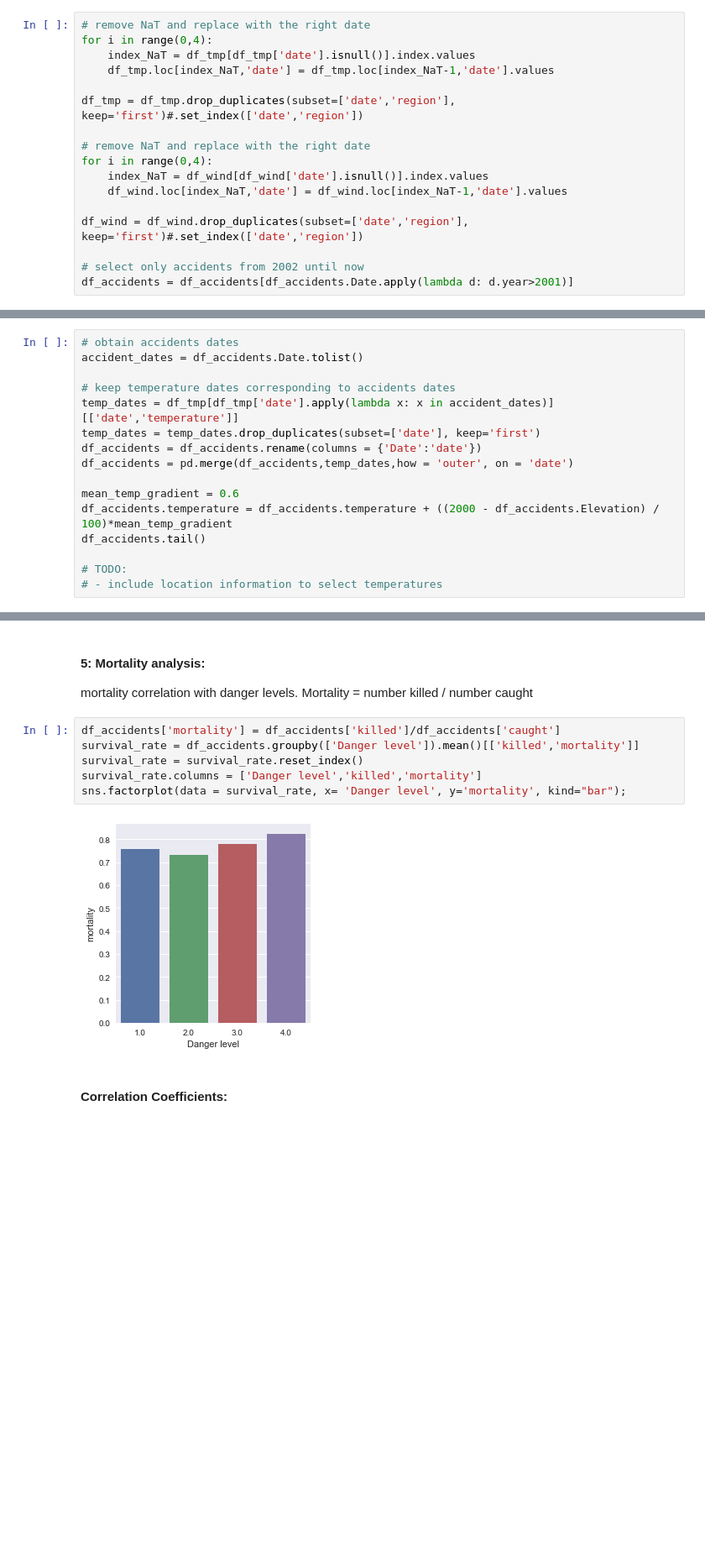
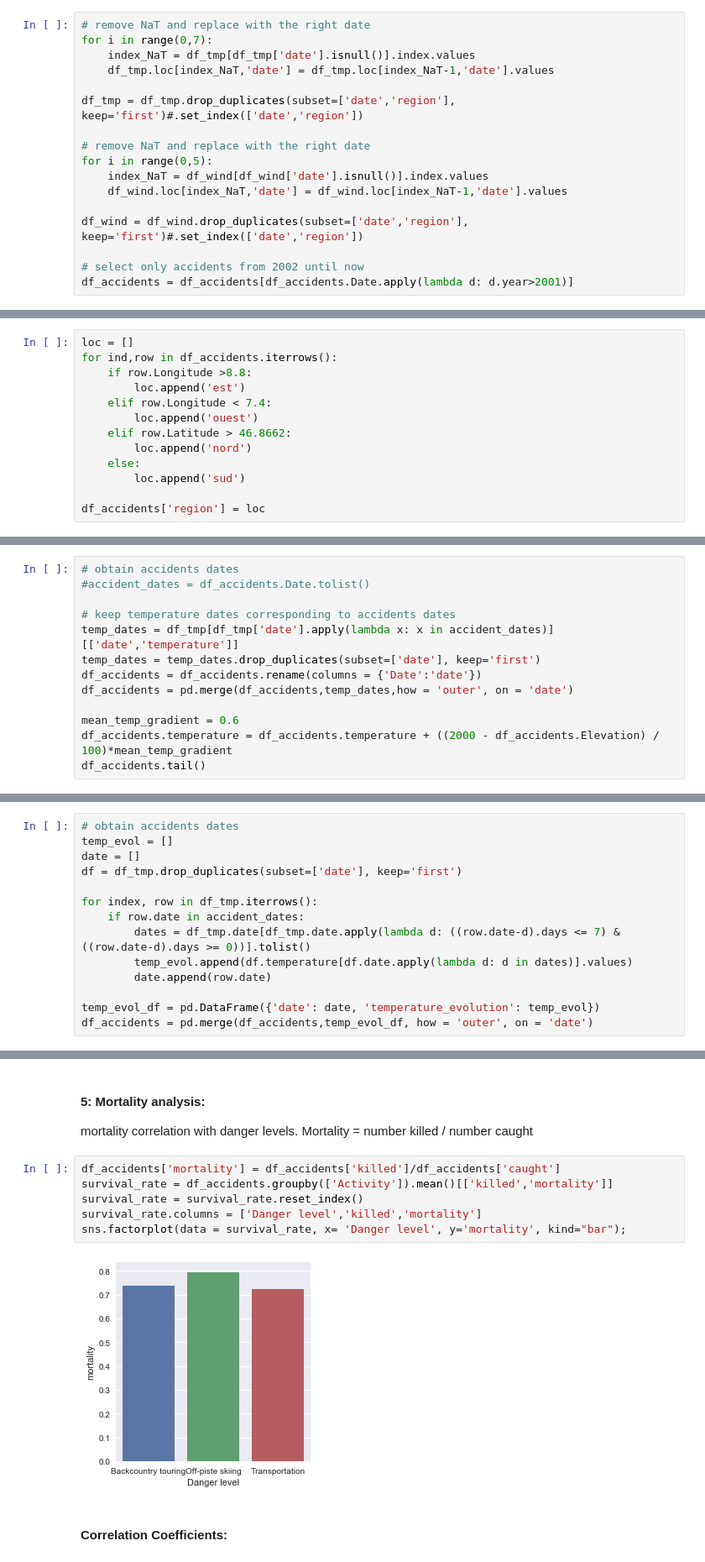
Before and after one commit to swiss-avalanches/swiss-avalanches.github.io, a Jupyter notebook: notebooks/correlation_analysis.ipynb, the cells around one changed output, grey strips where cells are left out. Shown: that part at 84% size. Saved outputs shown, nothing was run; the diff lists cells and outputs as text; blank space fills up the shorter version.

Commit message:
data story

```diff
--- a/notebooks/correlation_analysis.ipynb
+++ b/notebooks/correlation_analysis.ipynb
@@ -23,14 +23,14 @@ df_wind = pd.read_excel('../data/df_wind.xlsx')
 - drop duplicates when two avalanche reports were written the same day: we decided to keep only the first one
 # %%
 # remove NaT and replace with the right date
-for i in range(0,4):
+for i in range(0,7):
     index_NaT = df_tmp[df_tmp['date'].isnull()].index.values
     df_tmp.loc[index_NaT,'date'] = df_tmp.loc[index_NaT-1,'date'].values
 
 df_tmp = df_tmp.drop_duplicates(subset=['date','region'], keep='first')#.set_index(['date','region'])
 
 # remove NaT and replace with the right date
-for i in range(0,4):
+for i in range(0,5):
     index_NaT = df_wind[df_wind['date'].isnull()].index.values
     df_wind.loc[index_NaT,'date'] = df_wind.loc[index_NaT-1,'date'].values
 
@@ -41 +45,14 @@ df_accidents = df_accidents[df_accidents.Date.apply(lambda d: d.year>2001)]
+# %%
+loc = []
+for ind,row in df_accidents.iterrows():
+    if row.Longitude >8.8:
+        loc.append('est')
+    elif row.Longitude < 7.4:
+        loc.append('ouest')
+    elif row.Latitude > 46.8662:
+        loc.append('nord')
+    else:
+        loc.append('sud')
+
+df_accidents['region'] = loc
 # %% [markdown]
@@ -45,6 +60,6 @@ df_accidents = df_accidents[df_accidents.Date.apply(lambda d: d.year>2001)]
 # %%
 # obtain accidents dates
-accident_dates = df_accidents.Date.tolist()
+#accident_dates = df_accidents.Date.tolist()
 
 # keep temperature dates corresponding to accidents dates
 temp_dates = df_tmp[df_tmp['date'].apply(lambda x: x in accident_dates)][['date','temperature']]
@@ -55,9 +70,6 @@ df_accidents = pd.merge(df_accidents,temp_dates,how = 'outer', on = 'date')
 mean_temp_gradient = 0.6
 df_accidents.temperature = df_accidents.temperature + ((2000 - df_accidents.Elevation) / 100)*mean_temp_gradient
 df_accidents.tail()
-
-# TODO:
-# - include location information to select temperatures
 # %% [output]
 |  | date | Canton | Starting zone | Elevation | Aspect | Activity | Danger level | caught | buried | ... |
 | 270 | 2017-02-04 | VS | Binn | 2300 | S | Backcountry touring | 3.0 | 3 | 1.0 | ... |
@@ -93,3 +109,17 @@ Approximately 65 percent of avalanche accidents are associated with their wind i
+# %%
+# obtain accidents dates
+temp_evol = []
+date = []
+df = df_tmp.drop_duplicates(subset=['date'], keep='first')
+
+for index, row in df_tmp.iterrows():
+    if row.date in accident_dates:
+        dates = df_tmp.date[df_tmp.date.apply(lambda d: ((row.date-d).days <= 7) & ((row.date-d).days >= 0))].tolist()
+        temp_evol.append(df.temperature[df.date.apply(lambda d: d in dates)].values)
+        date.append(row.date)
+
+temp_evol_df = pd.DataFrame({'date': date, 'temperature_evolution': temp_evol})
+df_accidents = pd.merge(df_accidents,temp_evol_df, how = 'outer', on = 'date')
 # %%
 df_accidents.to_excel('df_accidents_final.xlsx')
 # %% [markdown]
@@ -251,12 +281,12 @@ mortality correlation with danger levels.
 Mortality = number killed / number caught
 # %%
 df_accidents['mortality'] = df_accidents['killed']/df_accidents['caught']
-survival_rate = df_accidents.groupby(['Danger level']).mean()[['killed','mortality']]
+survival_rate = df_accidents.groupby(['Activity']).mean()[['killed','mortality']]
 survival_rate = survival_rate.reset_index()
 survival_rate.columns = ['Danger level','killed','mortality']
 sns.factorplot(data = survival_rate, x= 'Danger level', y='mortality', kind="bar");
 # %% [output]
-[figure, old version]
+[figure, new version]
 # %% [markdown]
 #### Correlation Coefficients:
 # %%
```
Also changed, not shown: parts of 4 cells of this notebook, 1 other file.
